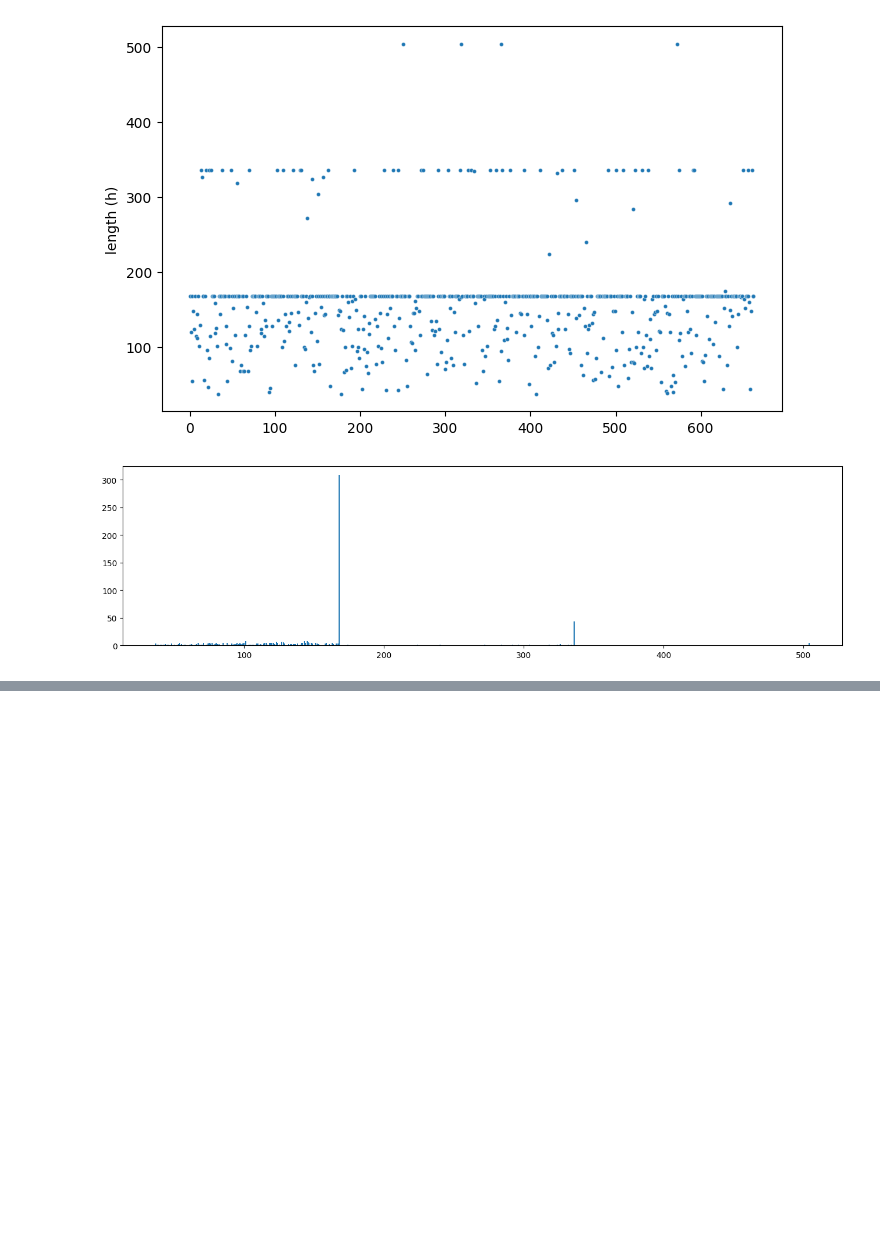
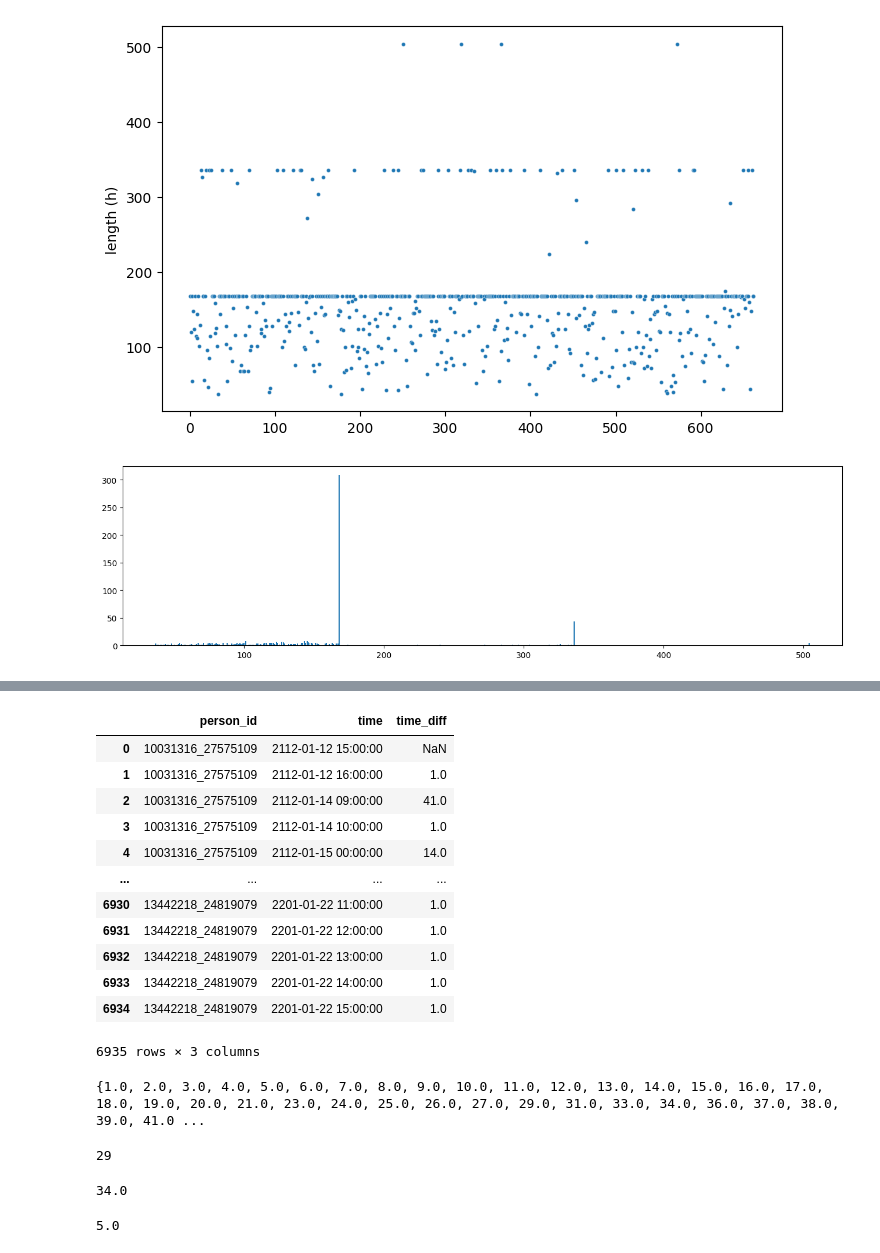
Before and after one commit to KDongYoung/MIMIC, a Jupyter notebook: mimic.ipynb, the cells around one changed output, grey strips where cells are left out. Cells and saved outputs as stored; diff of their text form; code cells hidden in the pictures; blank space fills up the shorter version.

```diff
--- a/mimic.ipynb
+++ b/mimic.ipynb
@@ -1891,0 +1856,75 @@ plt.show()
+# %%
+data['time'] = pd.to_datetime(data['time'])
+# %%
+import pandas as pd
+
+def find_value_changes(data, group_col='unique_id', exclude_cols=['unique_id', 'time']):
+    results = []
+
+    # 사람별로 데이터 그룹화
+    for person_id, group in data.groupby(group_col):
+        cols = group.columns.difference(exclude_cols)
+
+        # 이전 행과 현재 행 비교
+        diff = group[cols] != group[cols].shift()
+
+        # 이전값과 현재값 모두 NaN이면 같다고 판단 (변화 없음 처리)
+        nan_mask = group[cols].isna() & group[cols].shift().isna()
+        diff = diff & (~nan_mask)
+
+        # 하나라도 값이 바뀐 행을 추출
+        changed_rows = group[diff.any(axis=1)].copy()
+
+        if not changed_rows.empty:
+            changed_rows['person_id'] = person_id
+            results.append(changed_rows)
+
+    return pd.concat(results).reset_index(drop=False)
+
+# 함수 호출 예시
+changed_df = find_value_changes(data)
+
+# 결과 출력
+print(changed_df.head())
+# %%
+changed_df['time_diff'] = changed_df.groupby('person_id')['time'].diff().dt.total_seconds() / 3600
+
+changed_df[['person_id', 'time', 'time_diff']]
+# %% [output]
+|  | person_id | time | time_diff |
+| 0 | 10031316_27575109 | 2112-01-12 15:00:00 | NaN |
+| 1 | 10031316_27575109 | 2112-01-12 16:00:00 | 1.0 |
+| 2 | 10031316_27575109 | 2112-01-14 09:00:00 | 41.0 |
+| 3 | 10031316_27575109 | 2112-01-14 10:00:00 | 1.0 |
+| 4 | 10031316_27575109 | 2112-01-15 00:00:00 | 14.0 |
+| ... | ... | ... | ... |
+| 6930 | 13442218_24819079 | 2201-01-22 11:00:00 | 1.0 |
+| 6931 | 13442218_24819079 | 2201-01-22 12:00:00 | 1.0 |
+| 6932 | 13442218_24819079 | 2201-01-22 13:00:00 | 1.0 |
+| 6933 | 13442218_24819079 | 2201-01-22 14:00:00 | 1.0 |
+| 6934 | 13442218_24819079 | 2201-01-22 15:00:00 | 1.0 |
+6935 rows × 3 columns
+# %%
+import numpy as np
+
+# flatten하고 set으로 변환
+unique_values_set = set(np.concatenate(changed_df.groupby('person_id')['time_diff'].unique()))
+
+# nan값 제거
+unique_values_set = {x for x in unique_values_set if not pd.isna(x)}
+
+print(unique_values_set)
+# %% [output]
+{1.0, 2.0, 3.0, 4.0, 5.0, 6.0, 7.0, 8.0, 9.0, 10.0, 11.0, 12.0, 13.0, 14.0, 15.0, 16.0, 17.0, 18.0, 19.0, 20.0, 21.0, 23.0, 24.0, 25.0, 26.0, 27.0, 29.0, 31.0, 33.0, 34.0, 36.0, 37.0, 38.0, 39.0, 41.0 ...
+# %%
+len(unique_values_set)//2
+# %% [output]
+29
+# %%
+list(unique_values_set)[29]
+# %% [output]
+34.0
+# %%
+np.median([c for c in np.concatenate(changed_df.groupby('person_id')['time_diff'].unique()) if not pd.isna(c)])
+# %% [output]
+5.0
```
Also changed, not shown: parts of 16 cells of this notebook, 12 other files.
